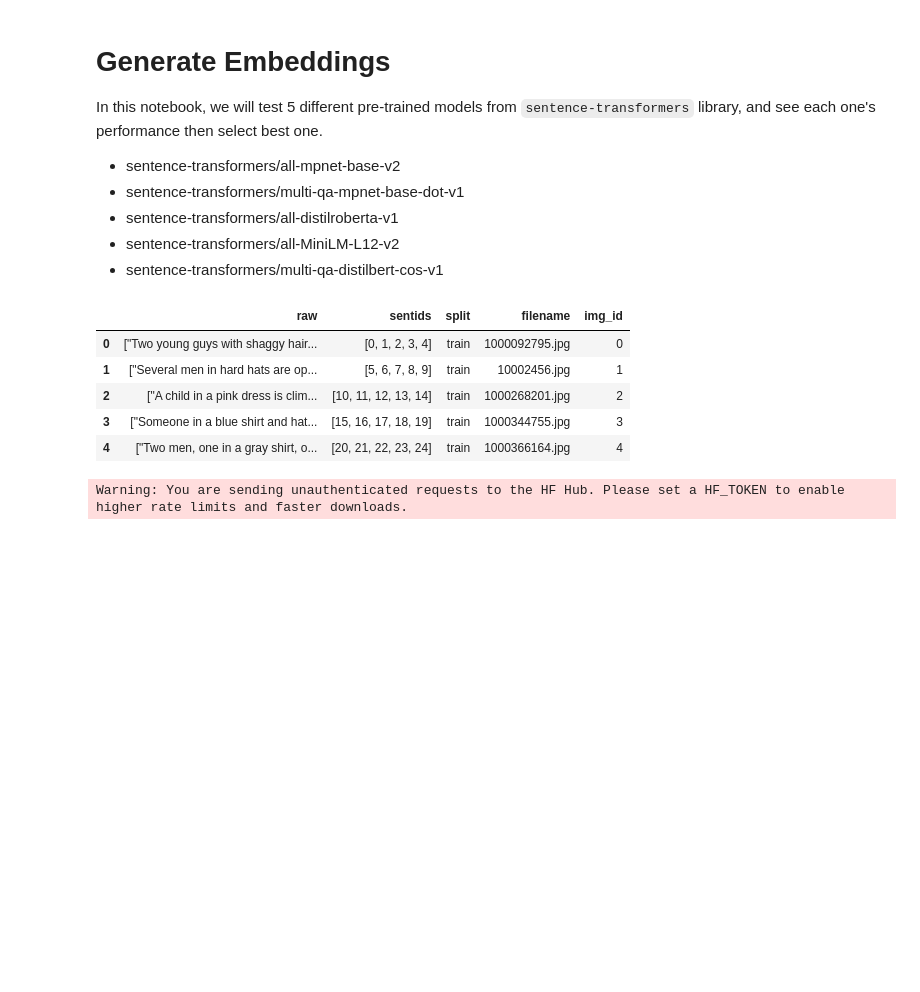
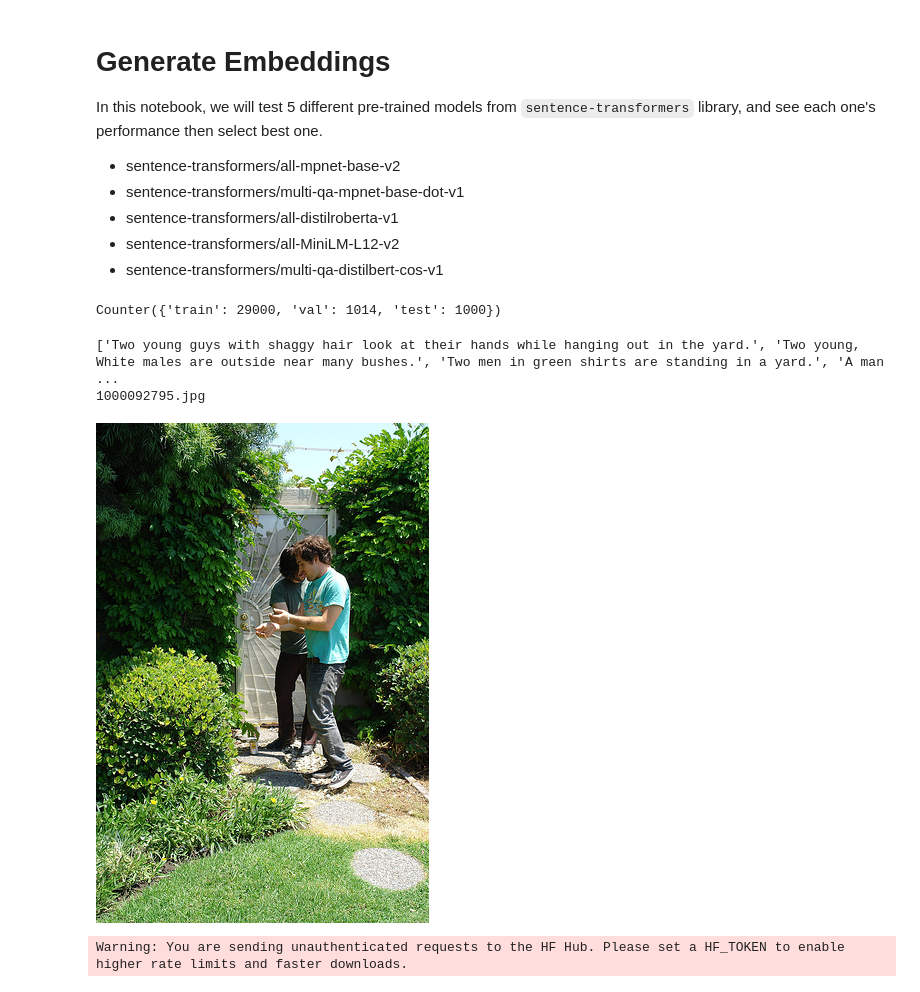
Before and after one commit to soufianboukir/doc-mind, a Jupyter notebook: src/embeddings/generate.ipynb, the cells around one changed output. Drawn from its saved outputs; the diff is of its cells as text; code cells hidden in the pictures; blank space fills up the shorter version.

```diff
--- a/src/embeddings/generate.ipynb
+++ b/src/embeddings/generate.ipynb
@@ -8,23 +8,40 @@ In this notebook, we will test 5 different pre-trained models from `sentence-tra
 - sentence-transformers/all-distilroberta-v1
 - sentence-transformers/all-MiniLM-L12-v2
 - sentence-transformers/multi-qa-distilbert-cos-v1
+# %%
+# load the flickr30k dataset from gugging-face
+
+import pandas as pd
+import numpy as np
+
+from datasets import load_dataset
+
+from datasets import load_dataset
+
+ds = load_dataset("nlphuji/flickr30k")
+
+df = ds["test"].to_pandas()
+
+df.head()
+# %%
+from collections import Counter
+
+print(Counter(ds["test"]["split"]))
+# %% [output]
+Counter({'train': 29000, 'val': 1014, 'test': 1000})
 # %%
-# import necessary libraries and data
+# inspect a sample
 
-import pandas as pd
-import numpy as np
+sample = ds["test"][0]
 
-df = pd.read_csv("../../data/processed/flickr_annotations_30k.csv")
-df = df[df["split"] == "train"].head(500)
+print(sample["caption"])
+print(sample["filename"])
 
-df.head()
+sample["image"].show()
 # %% [output]
-|  | raw | sentids | split | filename | img_id |
-| 0 | ["Two young guys with shaggy hair... | [0, 1, 2, 3, 4] | train | 1000092795.jpg | 0 |
-| 1 | ["Several men in hard hats are op... | [5, 6, 7, 8, 9] | train | 10002456.jpg | 1 |
-| 2 | ["A child in a pink dress is clim... | [10, 11, 12, 13, 14] | train | 1000268201.jpg | 2 |
-| 3 | ["Someone in a blue shirt and hat... | [15, 16, 17, 18, 19] | train | 1000344755.jpg | 3 |
-| 4 | ["Two men, one in a gray shirt, o... | [20, 21, 22, 23, 24] | train | 1000366164.jpg | 4 |
+['Two young guys with shaggy hair look at their hands while hanging out in the yard.', 'Two young, White males are outside near many bushes.', 'Two men in green shirts are standing in a yard.', 'A man ...
+1000092795.jpg
+[figure, added]
 # %%
 # Generate embeddings for the text using sentence-transformers/all-mpnet-base-v2
 
```
Also changed, not shown: 3 other files.
